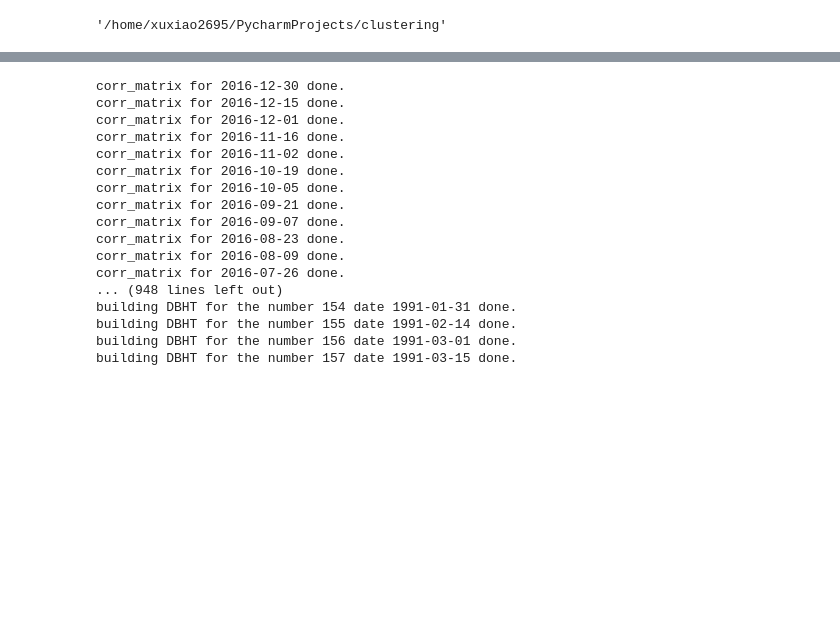
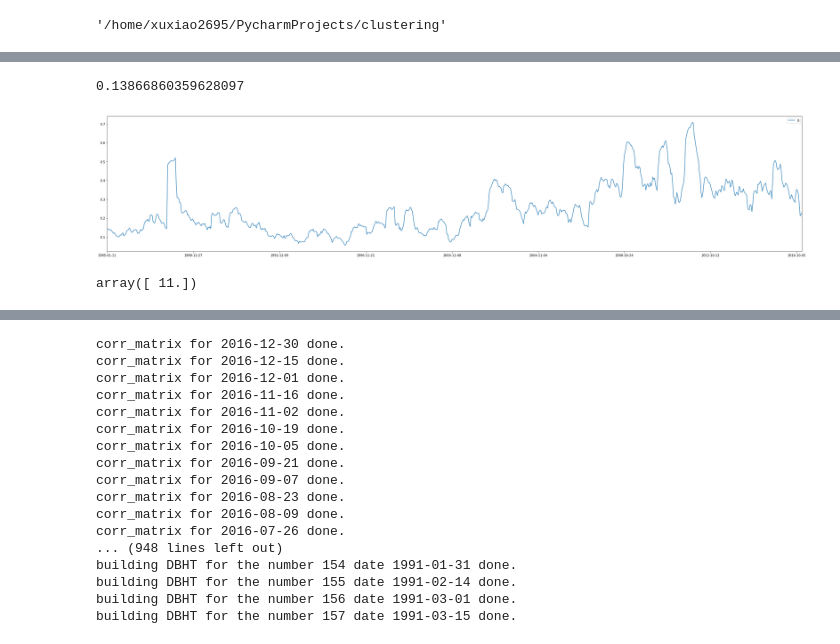
Before and after one commit to jasonhere/clustering-network, a Jupyter notebook: MATLAB/MATLABtest.ipynb, the cells around one changed output, grey strips where cells are left out. Cells and saved outputs as stored; diff of their text form; code cells hidden in the pictures; blank space fills up the shorter version.

```diff
--- a/MATLAB/MATLABtest.ipynb
+++ b/MATLAB/MATLABtest.ipynb
@@ -78,3 +104,5 @@ def DBHT(thresh, filename="SP100_prices.csv", window=250, enddate="2017-01-24",
             'PMFG_shortest_paath_length_matrix': PMFG_shortest_path_length_matrix,
             'bubble_membership_matrix': bubble_membership_mattrix,
             'DBHT_hierarchy': DBHT_hierarchy}
+# %%
+dic = rolling_corr(logret, thresh, window, enddate='2016-12-30', startdate='1985-01-02', space=10, shrinkage='None')
@@ -81 +127,18 @@ def DBHT(thresh, filename="SP100_prices.csv", window=250, enddate="2017-01-24",
+# %%
+sorteddates = sorted(dic.keys(), key=lambda d: map(int, d.split('-')))
+# %%
+np.mean(np.mean(1 - (dic[sorteddates[0]] ** 2 / 2)))
+# %% [output]
+0.13866860359628097
+# %%
+average_correlation = {}
+for t in sorteddates:
+    average_correlation[t] = np.mean(np.mean(1 - (dic[t] ** 2 / 2)))
+# %%
+average_correlation = pd.DataFrame.from_dict(average_correlation,orient='index').sort_index()
+# %%
+average_correlation.plot(figsize=(40, 8))
+plt.show()
+# %% [output]
+[figure, added]
 # %%
@@ -82,0 +146,4 @@ result = eng.DBHTs(D,S)
+# %%
+max(np.array(T8))
+# %% [output]
+array([ 11.])
```
Also changed, not shown: parts of 45 cells of this notebook, 4 other files.
